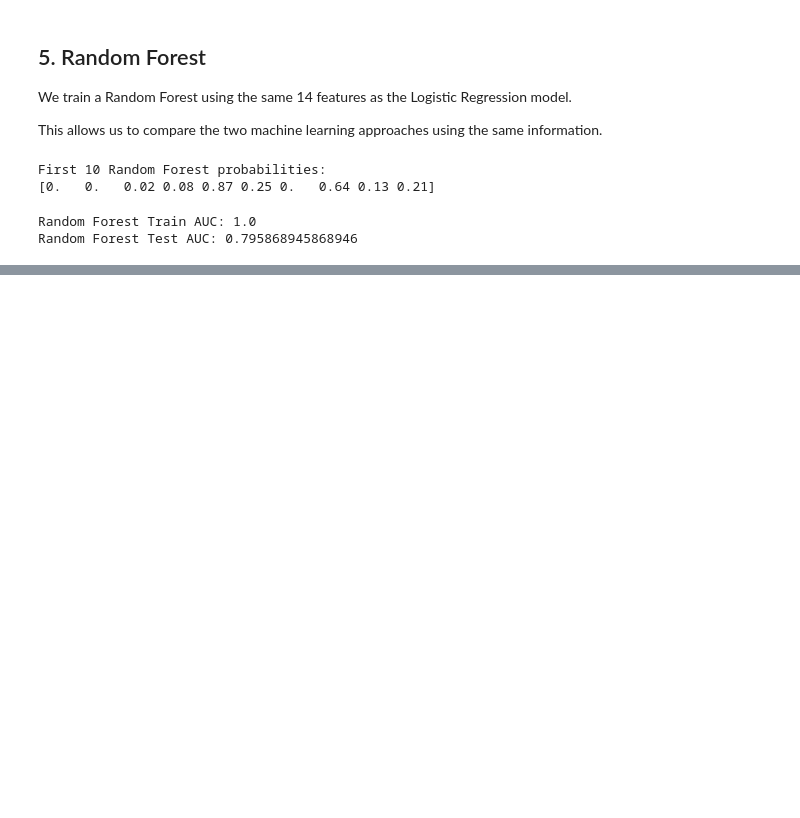
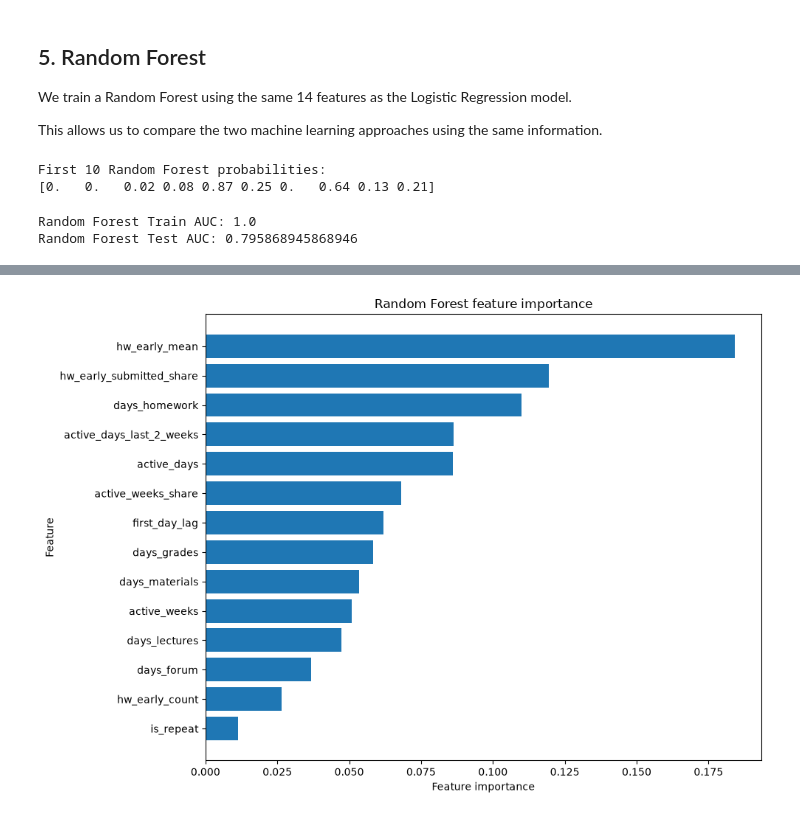
Before and after one commit to anderhinn/Project-F1-Moodle_Activity, a Jupyter notebook: hw10/03_models_ander.ipynb, the cells around one changed output, grey strips where cells are left out. Cells and saved outputs as stored; diff of their text form; code cells hidden in the pictures; blank space fills up the shorter version.

Commit message:
The graph and cross-validation are added

```diff
--- a/hw10/03_models_ander.ipynb
+++ b/hw10/03_models_ander.ipynb
@@ -664,0 +570,10 @@ Third, the test data consists of newer cohorts from 2025–2026, while the model
+# %%
+feature_importance = pd.DataFrame({
+    "feature": X_train.columns,
+    "importance": rf_model.feature_importances_
+}).sort_values(
+    "importance",
+    ascending=False
+)
+
+display(feature_importance)
@@ -664,0 +596,27 @@ Third, the test data consists of newer cohorts from 2025–2026, while the model
+# %%
+import matplotlib.pyplot as plt
+
+plt.figure(figsize=(10, 7))
+
+plt.barh(
+    feature_importance["feature"],
+    feature_importance["importance"]
+)
+
+plt.xlabel("Feature importance")
+plt.ylabel("Feature")
+plt.title("Random Forest feature importance")
+
+plt.gca().invert_yaxis()
+
+plt.tight_layout()
+
+plt.savefig(
+    "feature_importance.png",
+    dpi=300,
+    bbox_inches="tight"
+)
+
+plt.show()
+# %% [output]
+[figure, added]
```
Also changed, not shown: parts of 43 cells of this notebook, 1 other file.
